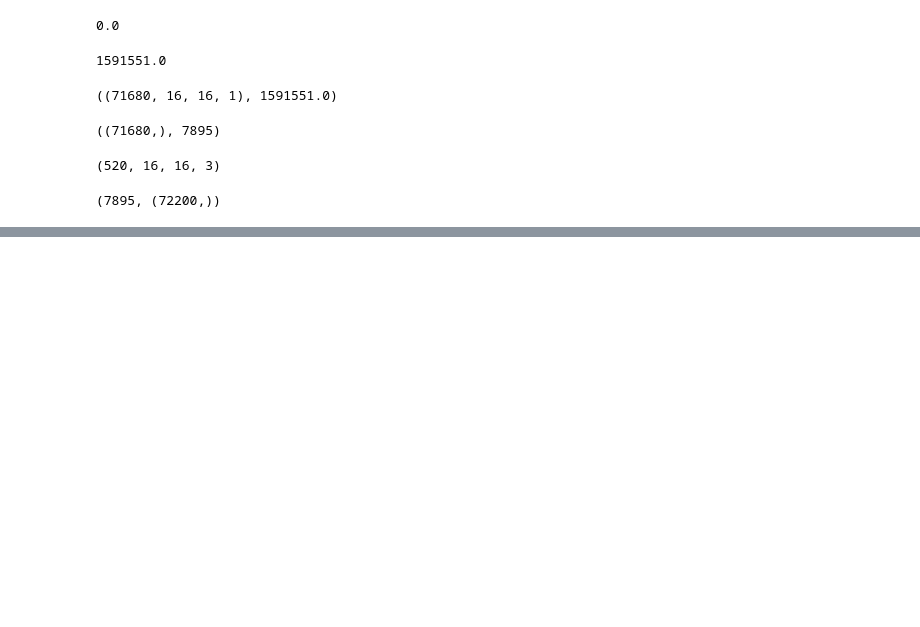
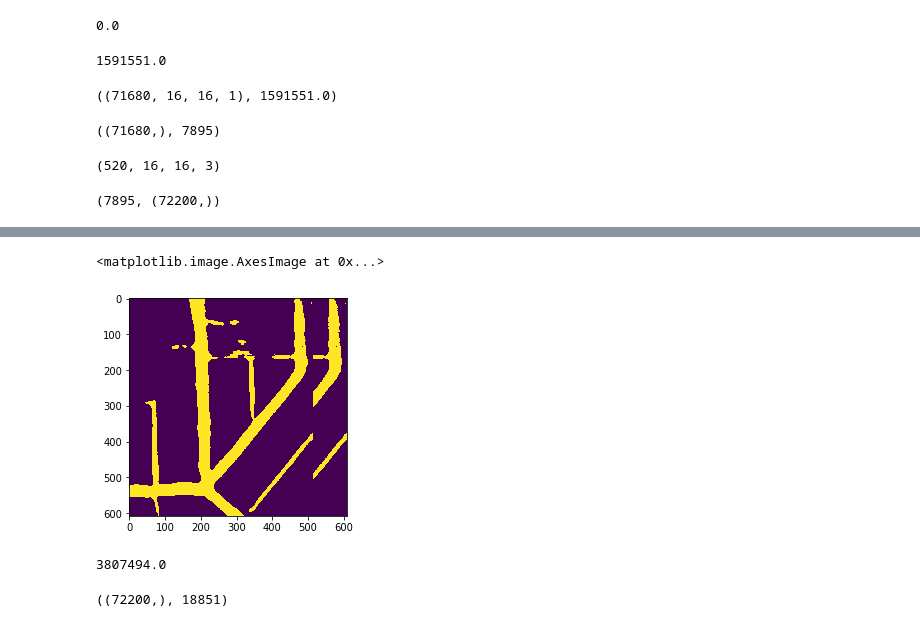
Before and after one commit to arthurbabey/road66, a Jupyter notebook: unet_colab.ipynb, the cells around one changed output, grey strips where cells are left out. Drawn from its saved outputs; the diff is of its cells as text; code cells hidden in the pictures; blank space fills up the shorter version.

```diff
--- a/unet_colab.ipynb
+++ b/unet_colab.ipynb
@@ -467,0 +539,21 @@ plt.show()
+# %%
+img1 = np.asarray(img1)
+img2 = np.asarray(img2)
+img3 = np.asarray(img3)
+img4 = np.asarray(img4)
+
+
+m1 = np.concatenate((img1[0:96, : , :], img2[:, :, :]), axis=0)
+m2 = np.concatenate((img4[0:96, : , :], img3[:, :, :]), axis = 0)
+# %%
+list_m1 = []
+list_m2 = []
+
+for i in range(50):
+  m1 = np.concatenate((img_pred1[i, 0:96, :, :], img_pred2[i, :, :, :]), axis = 0)
+  list_m1.append(m1)
+  m2 = np.concatenate((img_pred1[i, 0:96, :, :], img_pred2[i, :, :, :]), axis = 0)
+  list_m2.append(m2)
+# %%
+list_m1 = np.asarray(list_m1)
+list_m2 = np.asarray(list_m2)
@@ -467,0 +571,22 @@ plt.show()
+# %%
+plt.imshow(np.reshape(y_pred[3], (608, 608)))
+# %% [output]
+<matplotlib.image.AxesImage at 0x...>
+[figure, added]
+# %%
+
+y_pred = np.asarray(y_pred)
+y_pred.sum()
+# %% [output]
+3807494.0
+# %%
+pred_patch = [img_crop(y_pred[i], 16, 16) for i in range(y_pred.shape[0])]
+
+
+pred_patch = np.asarray([pred_patch[i][j] for i in range(len(pred_patch)) for j in range(len(pred_patch[i]))])
+
+pred_patch = np.asarray([value_to_class(np.mean(pred_patch[i])) for i in range(pred_patch.shape[0])])
+
+pred_patch.shape, pred_patch.sum()
+# %% [output]
+((72200,), 18851)
```
Also changed, not shown: parts of 20 cells of this notebook.
